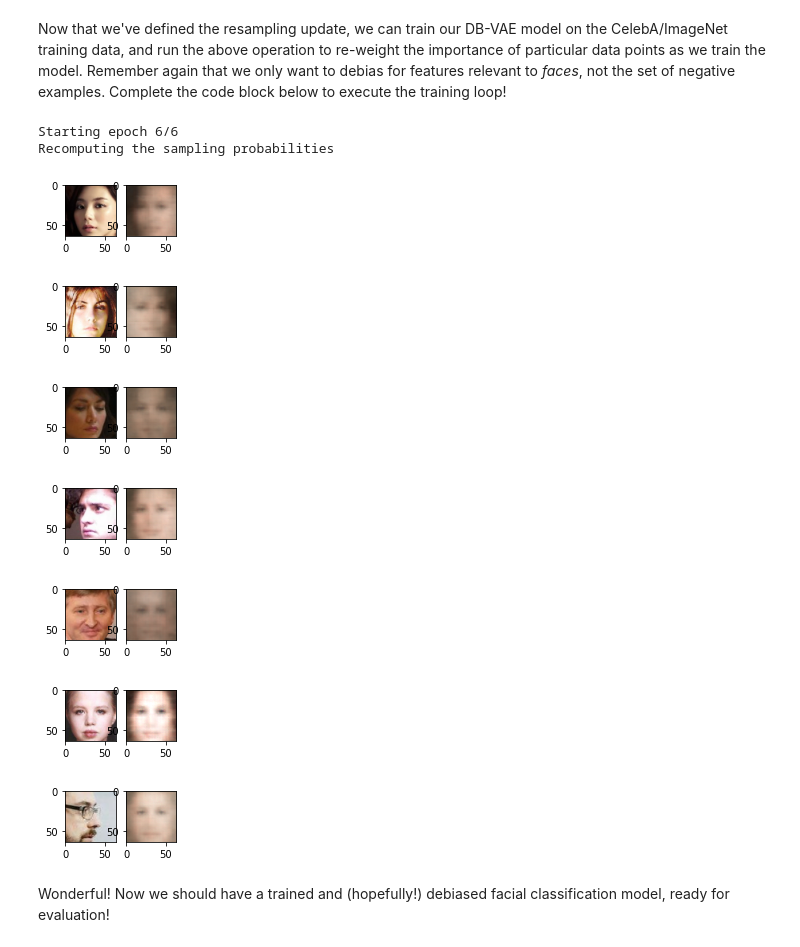
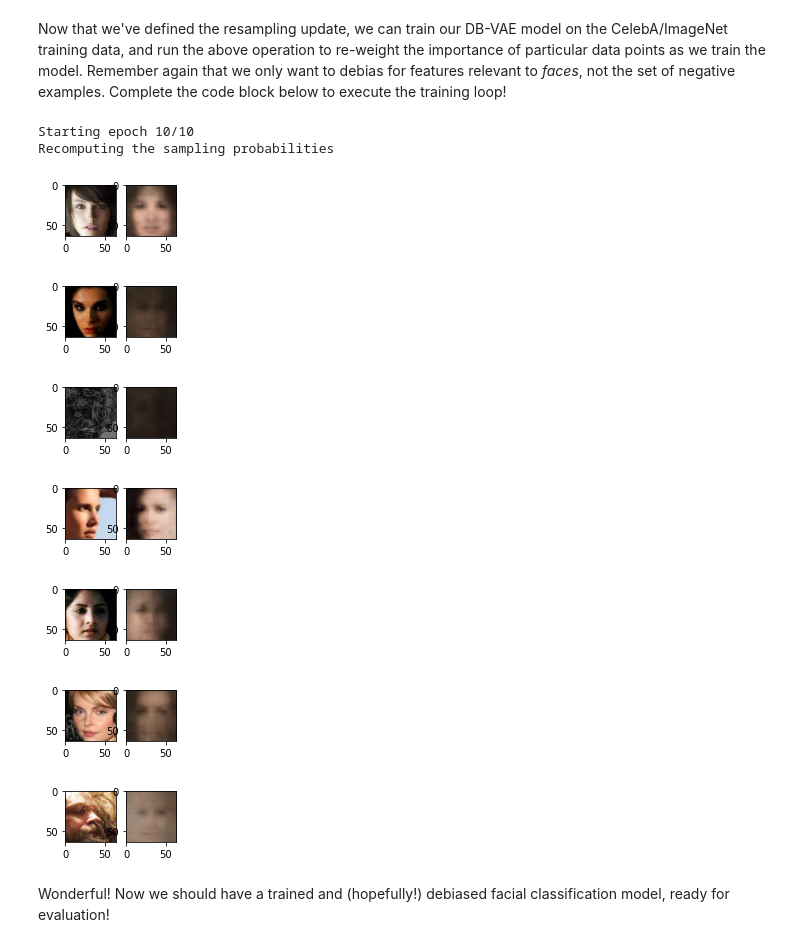
Before and after one commit to LiuJoffrey/introtodeeplearningMIT, a Jupyter notebook: lab2/Part2_Debiasing.ipynb, the cells around one changed output. Cells and saved outputs as stored; diff of their text form; code cells hidden in the pictures.

```diff
--- a/lab2/Part2_Debiasing.ipynb
+++ b/lab2/Part2_Debiasing.ipynb
@@ -619,14 +619,15 @@ Now that we've defined the resampling update, we can train our DB-VAE model on t
 # Hyperparameters
 batch_size = 32
 learning_rate = 5e-4
-latent_dim = 100
+# latent_dim = 100
+latent_dim = 512
 
 # DB-VAE needs slightly more epochs to train since its more complex than
 # the standard classifier so we use 6 instead of 2
-num_epochs = 6
+num_epochs = 10
 
 # instantiate a new DB-VAE model and optimizer
-dbvae = DB_VAE(100)
+dbvae = DB_VAE(latent_dim)
 optimizer = tf.keras.optimizers.Adam(learning_rate)
 
 # To define the training operation, we will use tf.function which is a powerful tool
@@ -649,41 +650,41 @@ def debiasing_train_step(x, y):
   optimizer.apply_gradients(zip(grads, dbvae.trainable_variables))
   return loss
 
 # get training faces from data loader
 all_faces = loader.get_all_train_faces()
 
 if hasattr(tqdm, '_instances'): tqdm._instances.clear() # clear if it exists
 
 # The training loop -- outer loop iterates over the number of epochs
 for i in range(num_epochs):
 
   IPython.display.clear_output(wait=True)
   print("Starting epoch {}/{}".format(i+1, num_epochs))
 
   # Recompute data sampling proabilities
   '''TODO: recompute the sampling probabilities for debiasing'''
   p_faces = get_training_sample_probabilities(all_faces, dbvae) # TODO
 
   # get a batch of training data and compute the training step
   for j in tqdm(range(loader.get_train_size() // batch_size)):
     # load a batch of data
     (x, y) = loader.get_batch(batch_size, p_pos=p_faces)
     # loss optimization
     loss = debiasing_train_step(x, y)
 
     # plot the progress every 200 steps
     if j % 500 == 0:
       mdl.util.plot_sample(x, y, dbvae)
 # %% [output]
-Starting epoch 6/6
+Starting epoch 10/10
 Recomputing the sampling probabilities
-[figure, old version]
+[figure, new version]
-[figure, old version]
+[figure, new version]
-[figure, old version]
+[figure, new version]
-[figure, old version]
+[figure, new version]
-[figure, old version]
+[figure, new version]
-[figure, old version]
+[figure, new version]
-[figure, old version]
+[figure, new version]
 # %% [markdown]
 Wonderful! Now we should have a trained and (hopefully!) debiased facial classification model, ready for evaluation!
 # %% [markdown]
```
Also changed, not shown: parts of 8 cells of this notebook.
